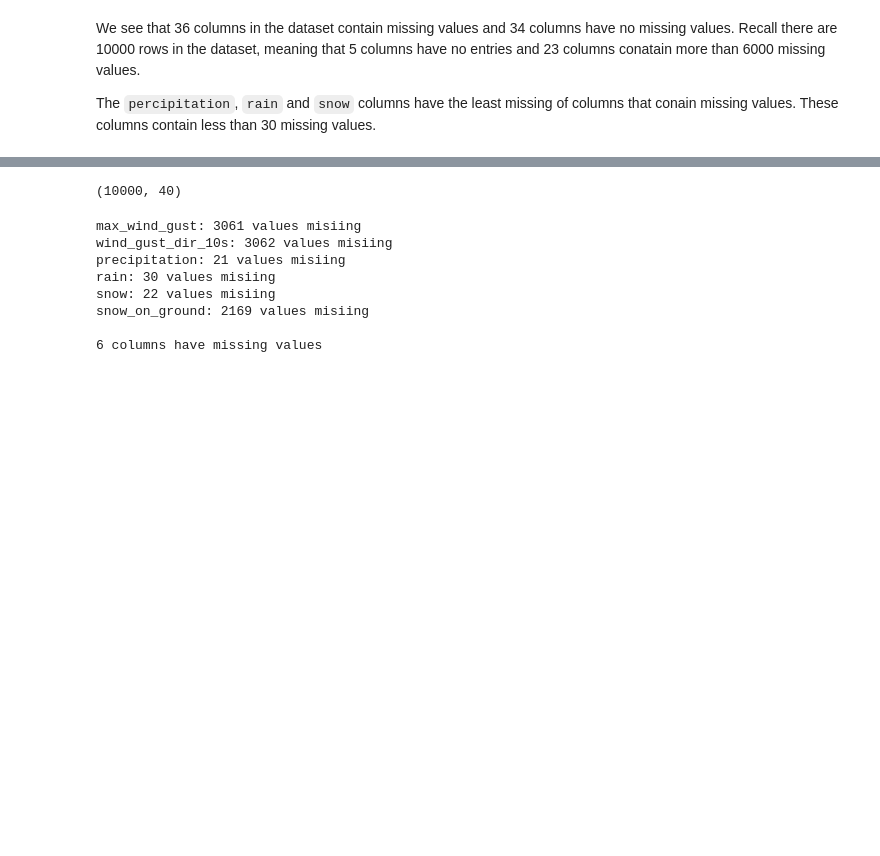
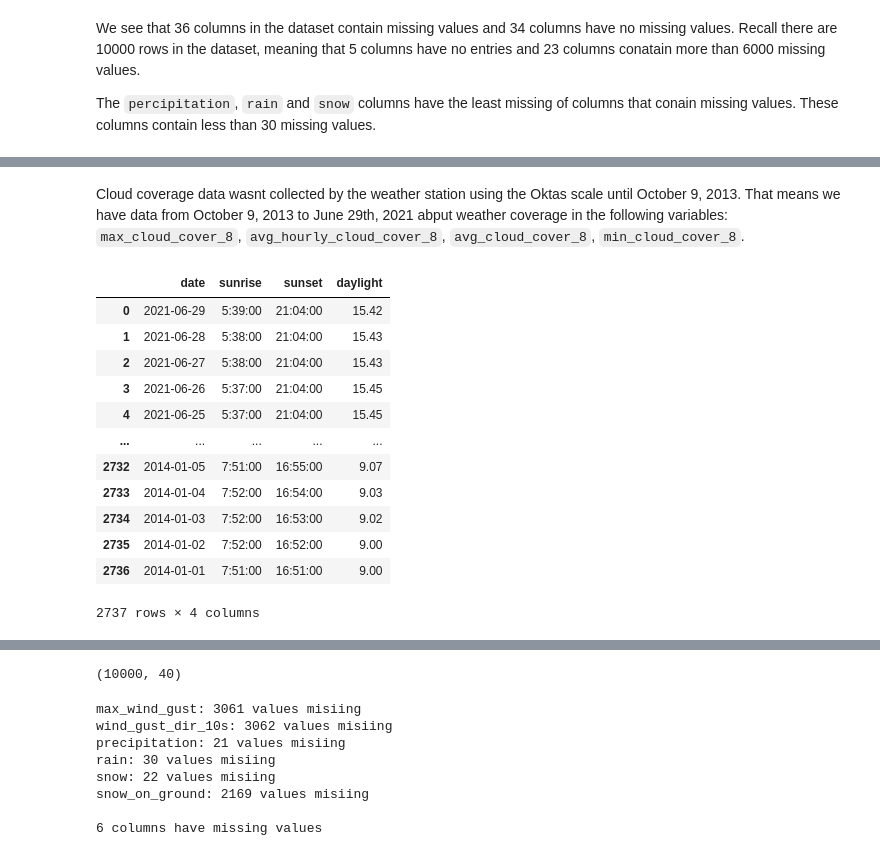
Before and after one commit to sampso29/Toronto-Rain-Prediction-, a Jupyter notebook: Toronto Rain Prediction.ipynb, the cells around one changed output, grey strips where cells are left out. Cells and saved outputs as stored; diff of their text form; code cells hidden in the pictures; blank space fills up the shorter version.

```diff
--- a/Toronto Rain Prediction.ipynb
+++ b/Toronto Rain Prediction.ipynb
@@ -189,0 +211,20 @@ The `percipitation`, `rain` and `snow` columns have the least missing of columns
+# %% [markdown]
+Cloud coverage data wasnt collected by the weather station using the Oktas scale until October 9, 2013. That means we have data from October 9, 2013 to June 29th, 2021 abput weather coverage in the following variables: `max_cloud_cover_8`,
+                `avg_hourly_cloud_cover_8`, `avg_cloud_cover_8`, `min_cloud_cover_8`.
+# %%
+sun_not_missing = dataset[dataset.sunrise.notnull()]
+sun_not_missing[['date', 'sunrise', 'sunset', 'daylight']]
+# %% [output]
+|  | date | sunrise | sunset | daylight |
+| 0 | 2021-06-29 | 5:39:00 | 21:04:00 | 15.42 |
+| 1 | 2021-06-28 | 5:38:00 | 21:04:00 | 15.43 |
+| 2 | 2021-06-27 | 5:38:00 | 21:04:00 | 15.43 |
+| 3 | 2021-06-26 | 5:37:00 | 21:04:00 | 15.45 |
+| 4 | 2021-06-25 | 5:37:00 | 21:04:00 | 15.45 |
+| ... | ... | ... | ... | ... |
+| 2732 | 2014-01-05 | 7:51:00 | 16:55:00 | 9.07 |
+| 2733 | 2014-01-04 | 7:52:00 | 16:54:00 | 9.03 |
+| 2734 | 2014-01-03 | 7:52:00 | 16:53:00 | 9.02 |
+| 2735 | 2014-01-02 | 7:52:00 | 16:52:00 | 9.00 |
+| 2736 | 2014-01-01 | 7:51:00 | 16:51:00 | 9.00 |
+2737 rows × 4 columns
```
Also changed, not shown: parts of 7 cells of this notebook.
